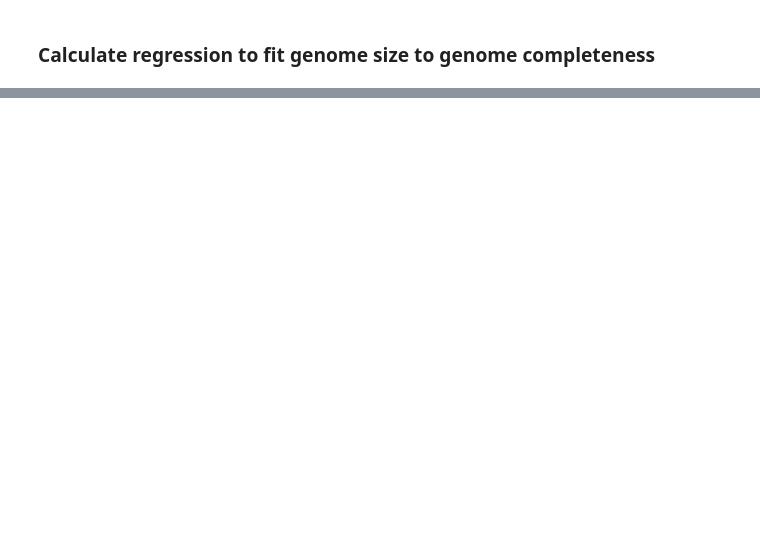
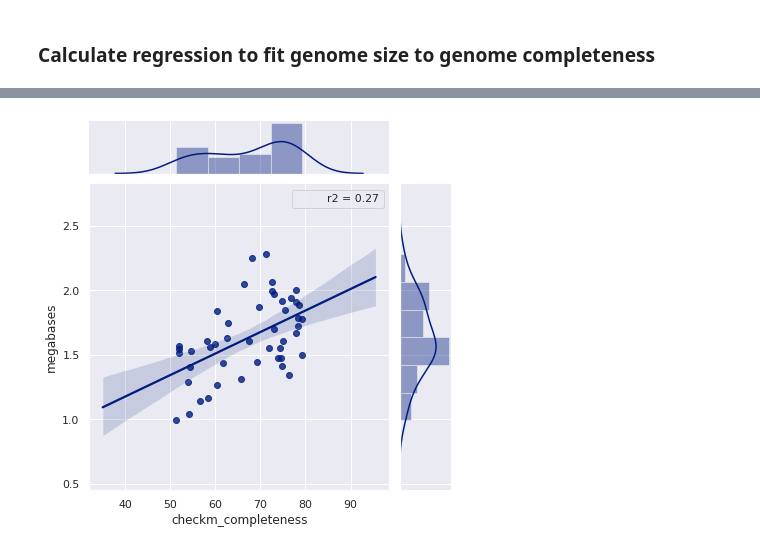
Before and after one commit to vinisalazar/SynechococcusGT, a Jupyter notebook: code/gc_size.ipynb, the cells around one changed output, grey strips where cells are left out. Cells and saved outputs as stored; diff of their text form; code cells hidden in the pictures; blank space fills up the shorter version.

```diff
--- a/code/gc_size.ipynb
+++ b/code/gc_size.ipynb
@@ -125,3 +221,19 @@ sns.regplot(x='checkm_completeness', y='megabases', data=df[(df['quality_filter'
+# %%
+def regplot_(data):
+
+    x = data['checkm_completeness']
+    y = data['megabases']
+
+    def r2(x, y):
+        return linregress(x, y).rvalue
+
+    sns.jointplot(x, y, kind="reg", stat_func=r2)
+    plt.show()
+
+data = df[(df['checkm_completeness'] < 80) & (df['is_synecho'])]
+regplot_(data)
+# %% [output]
+[figure, added]
 # %%
 df_ = df[(df['quality_filter']) & (df['is_synecho']) & (df['checkm_completeness'] > 95)]
 model = linregress(df_['checkm_completeness'], df_['megabases'])
```
Also changed, not shown: parts of 8 cells of this notebook.
